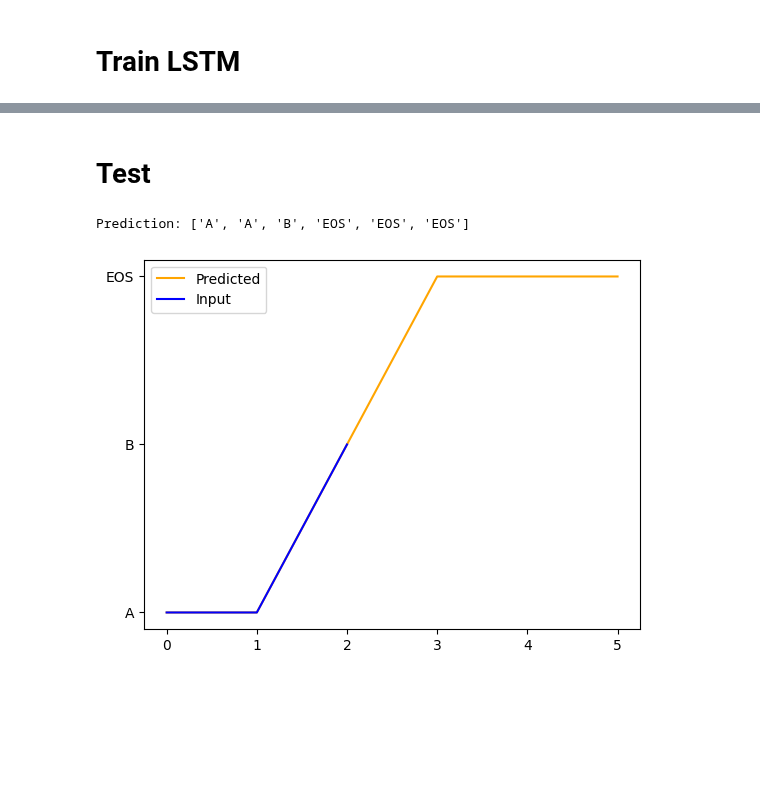
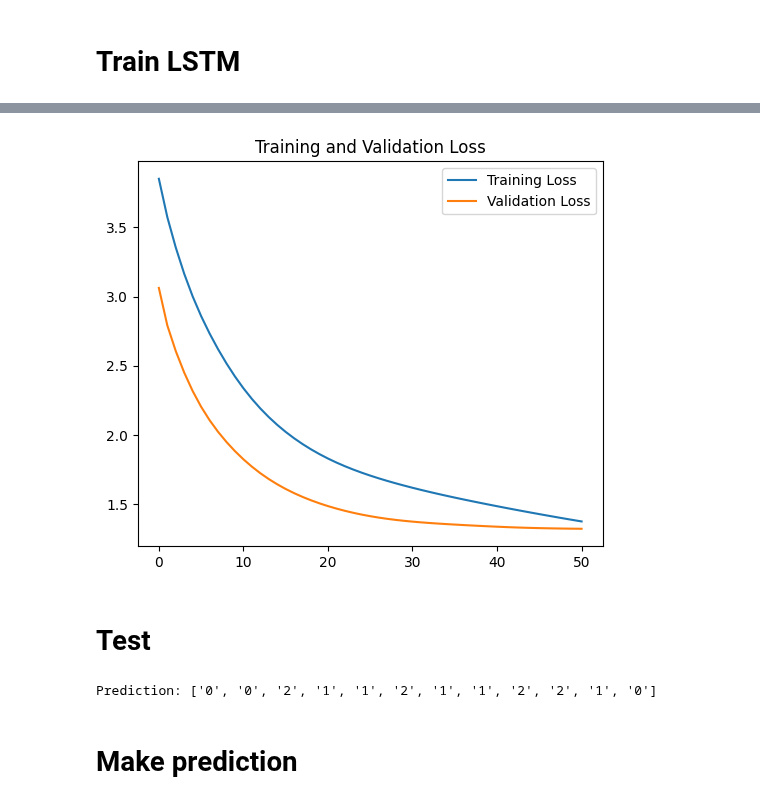
Before and after one commit to baobuiquang/ParallelLSTM, a Jupyter notebook: LSTM.ipynb, the cells around one changed output, grey strips where cells are left out. Drawn from its saved outputs; the diff is of its cells as text; code cells hidden in the pictures; blank space fills up the shorter version.

```diff
--- a/LSTM.ipynb
+++ b/LSTM.ipynb
@@ -23,7 +84,7 @@ def generate_dataset(num_sequences = 50, max_num_each_token = 5):
     samples = []
     for _ in range(num_sequences):
         num_tokens = np.random.randint(1, max_num_each_token)
-        sample = ['A'] * num_tokens + ['B'] * num_tokens + ['EOS']
+        sample = ['A'] * num_tokens + ['B'] * num_tokens + ['C'] * num_tokens + ['EOS']
         samples.append(sample)
     return samples
 
@@ -41,8 +102,8 @@ def sequences_to_dicts(sequences):
     word_count = sorted(list(word_count.items()), key=lambda l: -l[1])
     # Create a list of all unique words
     unique_words = [item[0] for item in word_count]
-    # Add UNK token to list of words
-    unique_words.append('UNK')
+    # # Add UNK token to list of words
+    # unique_words.append('UNK')
     # Count number of sequences and number of unique words
     num_sentences, vocab_size = len(sequences), len(unique_words)
     # Create dictionaries so that we can go from word to index and back
@@ -497,10 +621,0 @@ def train_LSTM(num_epochs = 100, minibatch_size = 2, round_decimal = 10, learnin
-# %%
-%%time
-params = train_LSTM(num_epochs = 5, minibatch_size = 5, round_decimal = 10, learning_rate = 10e-1)
-
-# Epoch 0:	Train Loss = 1.05	Valid Loss = 1.1 	 1.04884783935 	 1.09555010668
-# Epoch 1:	Train Loss = 0.91	Valid Loss = 0.96 	 0.91470631125 	 0.9560304251
-# Epoch 2:	Train Loss = 0.81	Valid Loss = 0.85 	 0.8132332789 	 0.8522170005199999
-# Epoch 3:	Train Loss = 0.74	Valid Loss = 0.78 	 0.7391056703000001 	 0.7774435218800001
-# Epoch 4:	Train Loss = 0.69	Valid Loss = 0.73 	 0.6869581677000001 	 0.72521148238
-# Epoch 5:	Train Loss = 0.65	Valid Loss = 0.69 	 0.65017804645 	 0.6884003186600001
@@ -526,0 +622,6 @@ Wall time: 34 s
+# %%
+%%time
+if QUICKTEST:
+    params, training_loss, validation_loss = train_LSTM(num_epochs = 50, minibatch_size = 10, round_decimal = 10, learning_rate = 0.1, epochs_per_print = 10, optimize_method = 'minibatch')
+else:
+    params, training_loss, validation_loss = train_LSTM(num_epochs = 50, minibatch_size = 5, round_decimal = 10, learning_rate = 0.1, epochs_per_print = 10, optimize_method = 'minibatch')
@@ -527,35 +637,45 @@ Wall time: 34 s
+# %%
+plt.figure(figsize=(6, 5))
+plt.plot(training_loss, label = 'Training Loss')
+plt.plot(validation_loss, label = 'Validation Loss')
+plt.title('Training and Validation Loss')
+plt.legend()
+plt.show()
+# %% [output]
+[figure, added]
 # %% [markdown]
 # Test
 # %%
-def inference(params, sentence='', num_generate=2):
-    sentence = sentence.split(' ')
-    sentence_one_hot = one_hot_encode_sequence(sentence, vocab_size)
+def inference_next_token(params, sentence, prob = 1):
+    sentence_cut = sentence[:]
+    sentence_one_hot = one_hot_encode_sequence(sentence_cut, vocab_size)
     hidden_state = np.zeros((hidden_size, 1))
     U, V, W, b_hidden, b_out = params
     outputs = np.zeros((len(sentence_one_hot), vocab_size, 1))
     h_s = np.zeros((len(sentence_one_hot), hidden_size, 1))
     outputs, hidden_states = forward_pass(sentence_one_hot, hidden_state, U, V, W, b_hidden, b_out, outputs, h_s)
     output_sentence = sentence
-    word = idx_to_word[np.argmax(outputs[-1])]
+    word = idx_to_word[np.argsort(np.max(outputs[-1], axis=1))[-prob]]
     output_sentence.append(word)
-    for i in range(num_generate):
-        output = outputs[-1]
-        hidden_state = hidden_states[-1]
-        output = output.reshape(1, output.shape[0], output.shape[1])
-        # Forward pass
-        outputs, hidden_states = forward_pass(output, hidden_state, U, V, W, b_hidden, b_out, outputs, h_s)
-        word = idx_to_word[np.argmax(outputs)]
-        output_sentence.append(word)
     return output_sentence
 
-input_sequence = 'A A B'
-input_sequence_len = len(input_sequence) - input_sequence.count(' ')
-prediction = inference(params, sentence = input_sequence)
-print(f"Prediction: {prediction}")
-plt.plot(prediction, color='orange', label='Predicted')
-plt.plot(prediction[:input_sequence_len], color='blue', label='Input')
-plt.legend()
-plt.show()
+def inference_next_sequence(params, sentence, num_tokens = 1):
+    output = sentence.split(' ')
+    for _ in range(num_tokens):
+        output = inference_next_token(params, output)
+    return output
-# %% [output]
-Prediction: ['A', 'A', 'B', 'EOS', 'EOS', 'EOS']
-[figure, removed]
+# %%
+if QUICKTEST:
+    input_sequence = 'A A B'
+else:
+    #                 0 0 2 1 1 2 1 1 2 2 1 0
+    input_sequence = '0 0 2 1'
+
+# Inference
+prediction = inference_next_sequence(params = params, sentence = input_sequence, num_tokens = 8)
+
+print(f"Prediction: {prediction}")
+# %% [output]
+Prediction: ['0', '0', '2', '1', '1', '2', '1', '1', '2', '2', '1', '0']
+# %% [markdown]
+# Make prediction
```
Also changed, not shown: parts of 27 cells of this notebook.
